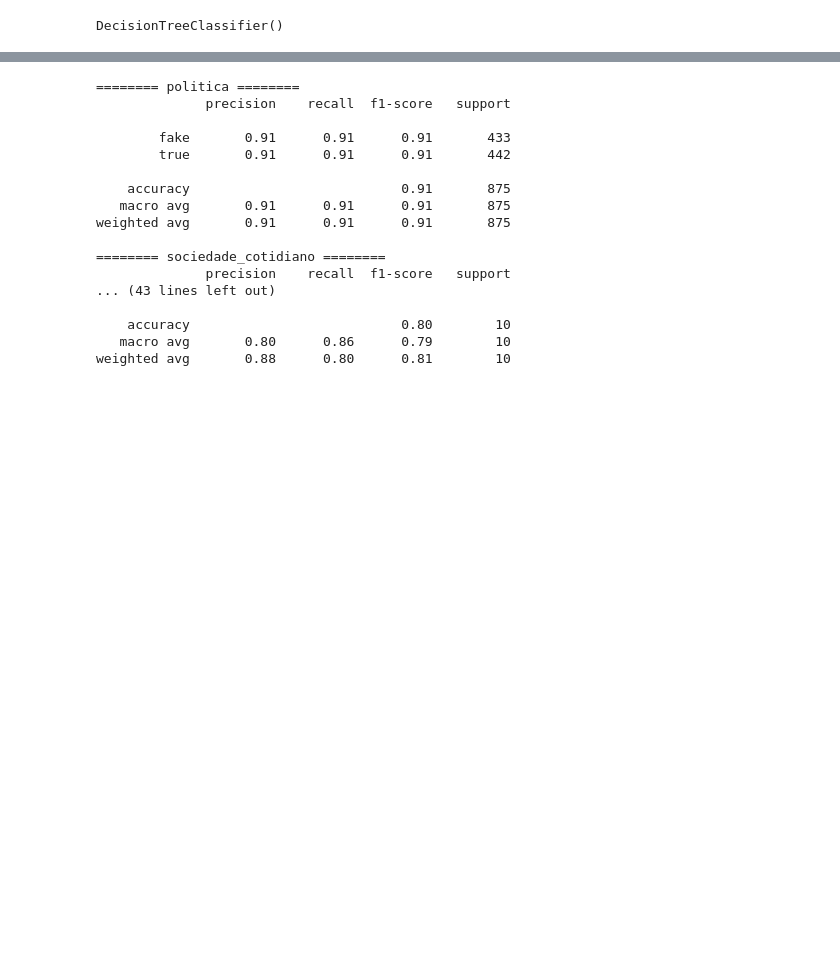
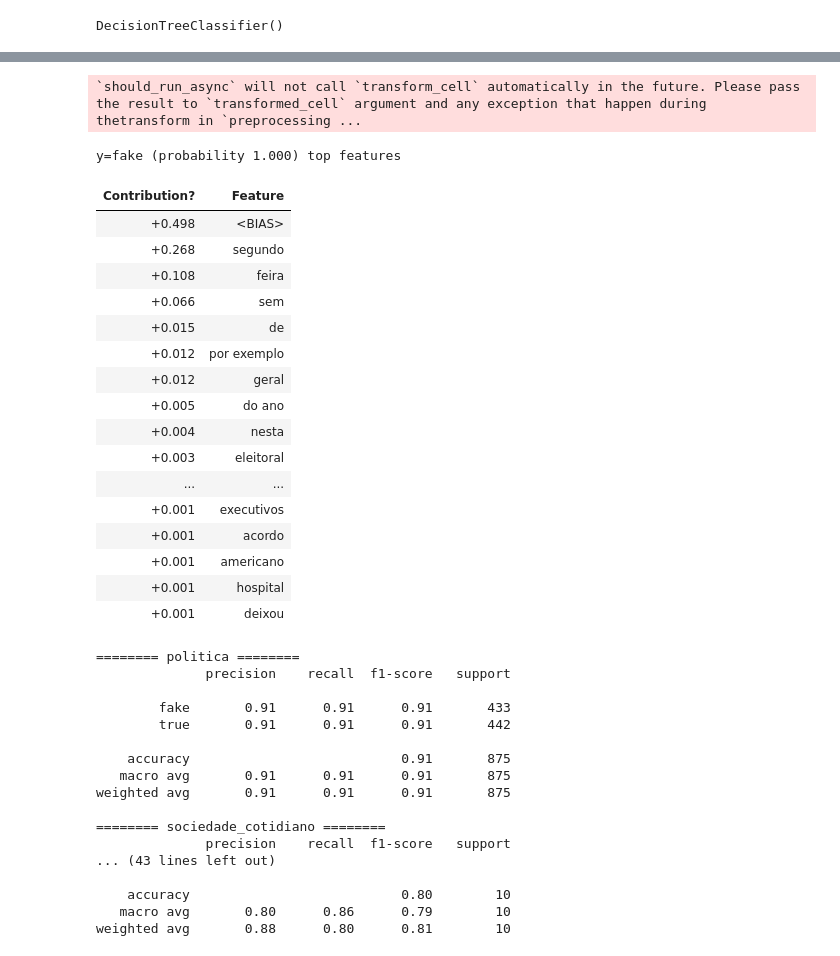
Before and after one commit to aldo-fsm/fake-news-detection, a Jupyter notebook: notebooks/model-logging-test.ipynb, the cells around one changed output, grey strips where cells are left out. Drawn from its saved outputs; the diff is of its cells as text; code cells hidden in the pictures; blank space fills up the shorter version.

```diff
--- a/notebooks/model-logging-test.ipynb
+++ b/notebooks/model-logging-test.ipynb
@@ -198,3 +235,25 @@ array(['fake'], dtype=object)
+# %%
+eli5.show_prediction(clf2, text, vec=tfidf, target_names=clf2.classes_)
+# %% [output]
+`should_run_async` will not call `transform_cell` automatically in the future. Please pass the result to `transformed_cell` argument and any exception that happen during thetransform in `preprocessing ...
+y=fake (probability 1.000) top features
+| Contribution? | Feature |
+| +0.498 | <BIAS> |
+| +0.268 | segundo |
+| +0.108 | feira |
+| +0.066 | sem |
+| +0.015 | de |
+| +0.012 | por exemplo |
+| +0.012 | geral |
+| +0.005 | do ano |
+| +0.004 | nesta |
+| +0.003 | eleitoral |
+| ... | ... |
+| +0.001 | executivos |
+| +0.001 | acordo |
+| +0.001 | americano |
+| +0.001 | hospital |
+| +0.001 | deixou |
 # %%
 def resultsPerCategory(ypred):
     for category in test.category.unique():
```
Also changed, not shown: parts of 18 cells of this notebook, 4 other files.
